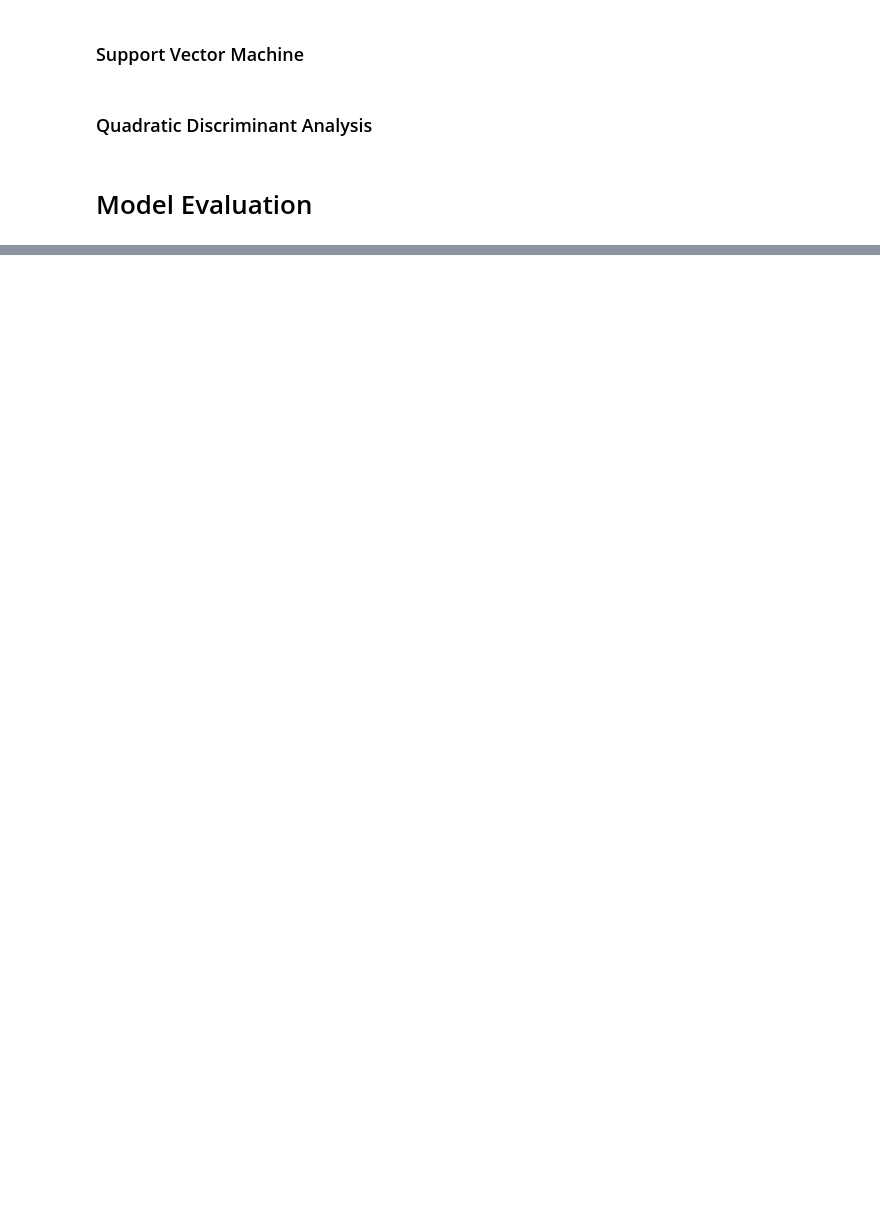
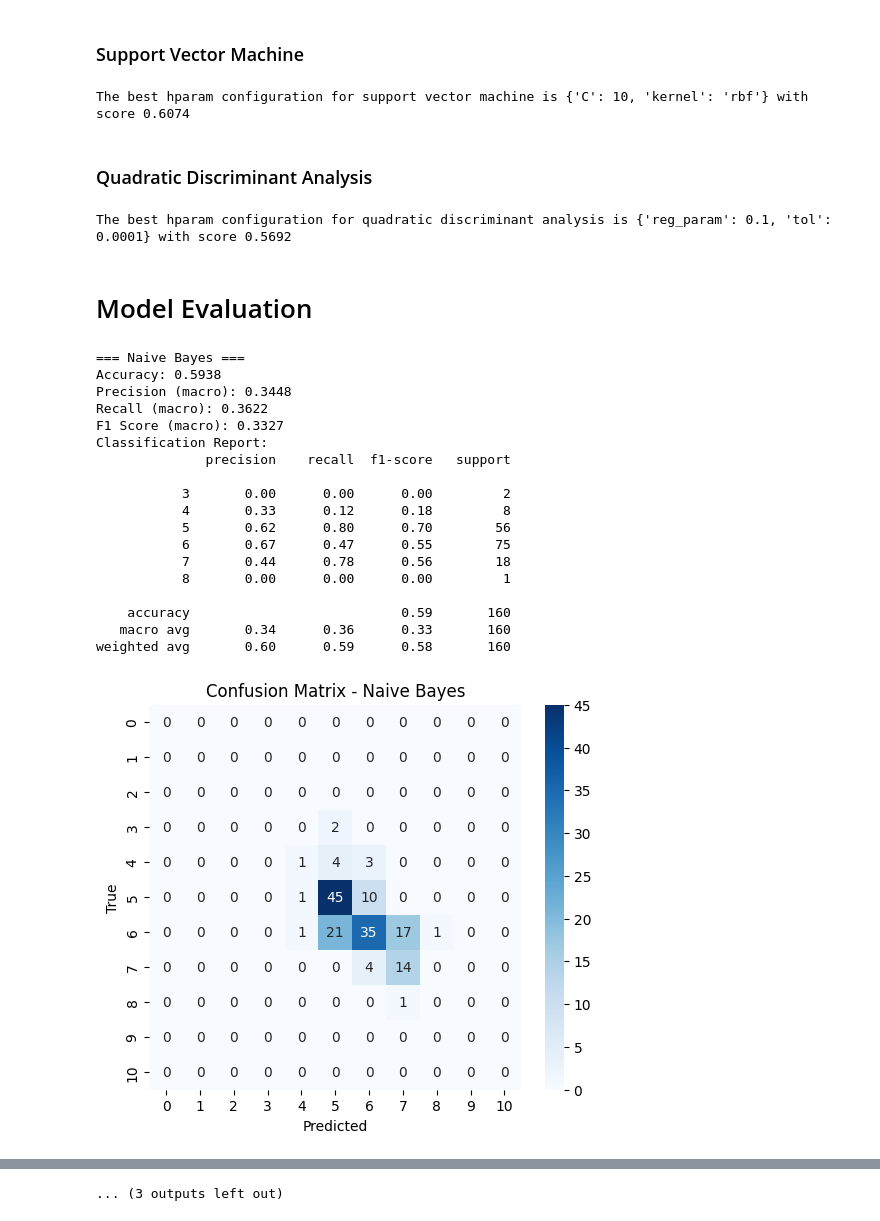
Before and after one commit to suren2003ah7/WineQualityClassifier, a Jupyter notebook: wineClassifier.ipynb, the cells around one changed output, grey strips where cells are left out. Cells and saved outputs as stored; diff of their text form; code cells hidden in the pictures; blank space fills up the shorter version.

Commit message:
chnaged Naive Bayeas and Model Evaluation

```diff
--- a/wineClassifier.ipynb
+++ b/wineClassifier.ipynb
@@ -247,5 +277,43 @@ class NaiveBayes:
     def score(self, X, y):
         return np.mean(self.predict(X) == y)
 
-nb = NaiveBayes(n_bins=10)
-nb.fit(X_train, y_train)
+
+from sklearn.model_selection import KFold
+from itertools import product
+
+hparams = {
+    "n_bins": [5, 10, 20, 30]
+}
+
+param_combinations = list(product(*hparams.values()))
+param_names = list(hparams.keys())
+
+best_score = -1
+best_params = None
+best_model = None
+
+for combo in param_combinations:
+    params = dict(zip(param_names, combo))
+    scores = []
+
+    kf = KFold(n_splits=CV, shuffle=True, random_state=42)
+    for train_index, val_index in kf.split(X_train):
+        X_tr, X_val = X_train[train_index], X_train[val_index]
+        y_tr, y_val = y_train[train_index], y_train[val_index]
+
+        nb = NaiveBayes(**params)
+        nb.fit(X_tr, y_tr)
+        score = nb.score(X_val, y_val)
+        scores.append(score)
+
+    avg_score = np.mean(scores)
+
+    if avg_score > best_score:
+        best_score = avg_score
+        best_params = params
+        best_model = NaiveBayes(**params)
+        best_model.fit(X_train, y_train)
+
+test_preds = best_model.predict(X_test)
+
+print(f"The best hparam configuration for Naive Bayes is {best_params} with score {best_score:.4f}")
@@ -477,6 +518,8 @@ svc_best = grid_search_svc.best_estimator_
 print(f"The best hparam configuration for support vector machine is {grid_search_svc.best_params_} with score {grid_search_svc.best_score_:.4f}")
 
 svc_test_preds = svc_best.predict(X_test_scaled)
+# %% [output]
+The best hparam configuration for support vector machine is {'C': 10, 'kernel': 'rbf'} with score 0.6074
 # %% [markdown]
 ### Quadratic Discriminant Analysis
 # %%
@@ -501,6 +544,8 @@ qda_best = grid_search_qda.best_estimator_
 print(f"The best hparam configuration for quadratic discriminant analysis is {grid_search_qda.best_params_} with score {grid_search_qda.best_score_:.4f}")
 
 qda_test_preds = qda_best.predict(X_test)
+# %% [output]
+The best hparam configuration for quadratic discriminant analysis is {'reg_param': 0.1, 'tol': 0.0001} with score 0.5692
 # %% [markdown]
 # Model Evaluation
 # %%
@@ -526,7 +571,7 @@ def evaluate_model(name, y_true, y_pred, num_classes):
     all_classes = list(range(0, 11))
     cm = confusion_matrix(y_true, y_pred, labels=all_classes)
     plt.figure(figsize=(6, 5))
-    sns.heatmap(cm, annot=True, fmt="d", cmap="Blues", xticklabels=range(num_classes), yticklabels=range(num_classes))
+    sns.heatmap(cm, annot=True, fmt="d", cmap="Blues", xticklabels=range(0, 11), yticklabels=range(0, 11))
     plt.title(f"Confusion Matrix - {name}")
     plt.xlabel("Predicted")
     plt.ylabel("True")
@@ -544,30 +589,50 @@ def evaluate_model(name, y_true, y_pred, num_classes):
         plt.ylabel("True Positive Rate")
         plt.title(f"ROC Curve - {name}")
         plt.legend(loc="lower right")
         plt.show()
 
     elif num_classes > 2:
         y_true_bin = label_binarize(y_true, classes=range(num_classes))
         fpr, tpr, roc_auc = {}, {}, {}
         for i in range(num_classes):
             fpr[i], tpr[i], _ = roc_curve(y_true_bin[:, i], y_pred == i)
             roc_auc[i] = auc(fpr[i], tpr[i])
 
         plt.figure(figsize=(6, 5))
         for i in range(num_classes):
             plt.plot(fpr[i], tpr[i], lw=2, label=f'Class {i} (AUC = {roc_auc[i]:.2f})')
         plt.plot([0, 1], [0, 1], color='gray', lw=2, linestyle='--')
         plt.xlabel("False Positive Rate")
         plt.ylabel("True Positive Rate")
         plt.title(f"ROC Curve (One-vs-Rest) - {name}")
         plt.legend(loc="lower right")
         plt.show()
 
     print("\n")
 
 num_classes = len(np.unique(y_test))
 evaluate_model("Naive Bayes", y_test, test_preds, num_classes)
 evaluate_model("Gaussian Naive Bayes", y_test, gnb_test_preds, num_classes)
 evaluate_model("Decision Tree", y_test, decision_tree_test_preds, num_classes)
 evaluate_model("Random Forest", y_test, rf_test_preds, num_classes)
 evaluate_model("Linear Discriminant Analysis", y_test, lda_test_preds, num_classes)
+# %% [output]
+=== Naive Bayes ===
+Accuracy: 0.5938
+Precision (macro): 0.3448
+Recall (macro): 0.3622
+F1 Score (macro): 0.3327
+Classification Report:
+              precision    recall  f1-score   support
+
+           3       0.00      0.00      0.00         2
+           4       0.33      0.12      0.18         8
+           5       0.62      0.80      0.70        56
+           6       0.67      0.47      0.55        75
+           7       0.44      0.78      0.56        18
+           8       0.00      0.00      0.00         1
+
+    accuracy                           0.59       160
+   macro avg       0.34      0.36      0.33       160
+weighted avg       0.60      0.59      0.58       160
+[figure, added]
@@ -573,0 +700 @@ evaluate_model("Linear Discriminant Analysis", y_test, lda_test_preds, num_class
+... (3 outputs left out)
```
Also changed, not shown: parts of 10 cells of this notebook.
